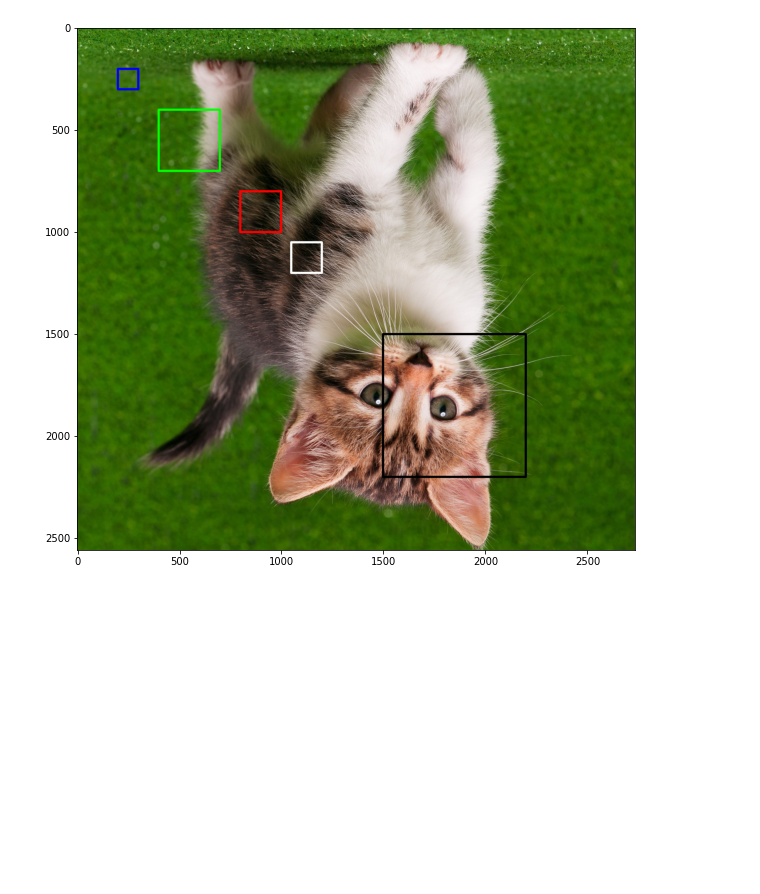
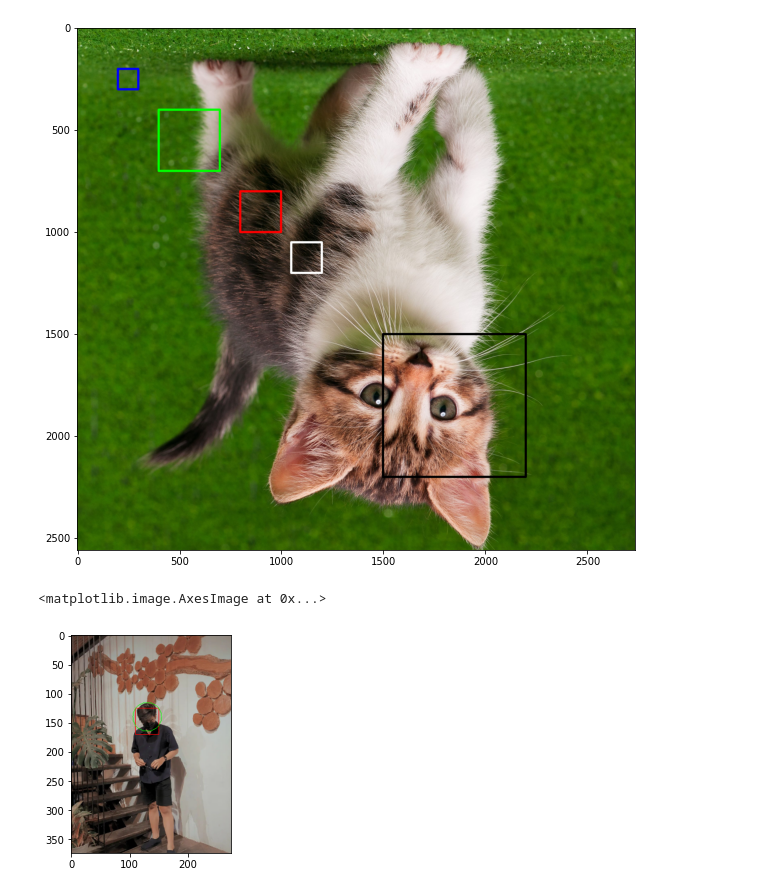
Before and after one commit to farrel1422/PCVK_Genap_2023, a Jupyter notebook: Week_2.ipynb, the cells around one changed output. Drawn from its saved outputs; the diff is of its cells as text; code cells hidden in the pictures; blank space fills up the shorter version.

```diff
--- a/Week_2.ipynb
+++ b/Week_2.ipynb
@@ -177,3 +177,15 @@ plt.imshow(img5)
 # %% [output]
 <matplotlib.image.AxesImage at 0x...>
 [figure]
+# %%
+foto = cv.imread("/content/drive/MyDrive/PCVK/Week2/foto.jpg")
+
+foto = cv.cvtColor(foto, cv.COLOR_BGR2RGB)
+
+cv.rectangle(foto, pt1=(150, 125), pt2=(110, 170), color=(255, 0, 0), thickness=1)
+cv.circle(foto, center=(130, 140), radius=25, color=(0, 255, 0), thickness=1)
+
+plt.imshow(foto)
+# %% [output]
+<matplotlib.image.AxesImage at 0x...>
+[figure, added]
```
